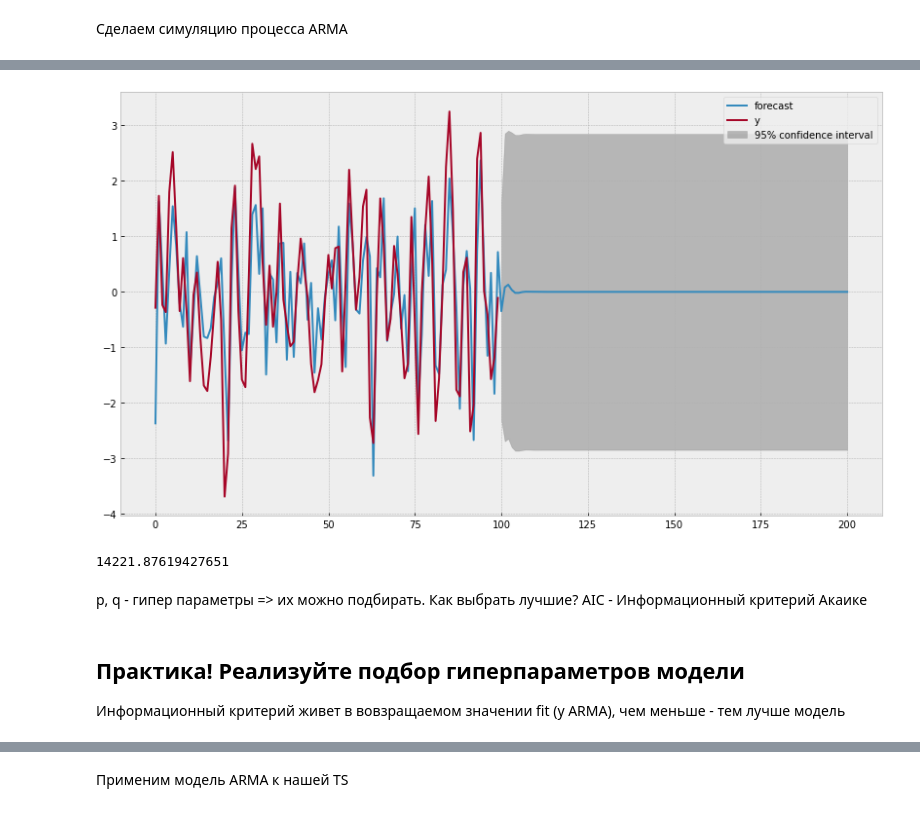
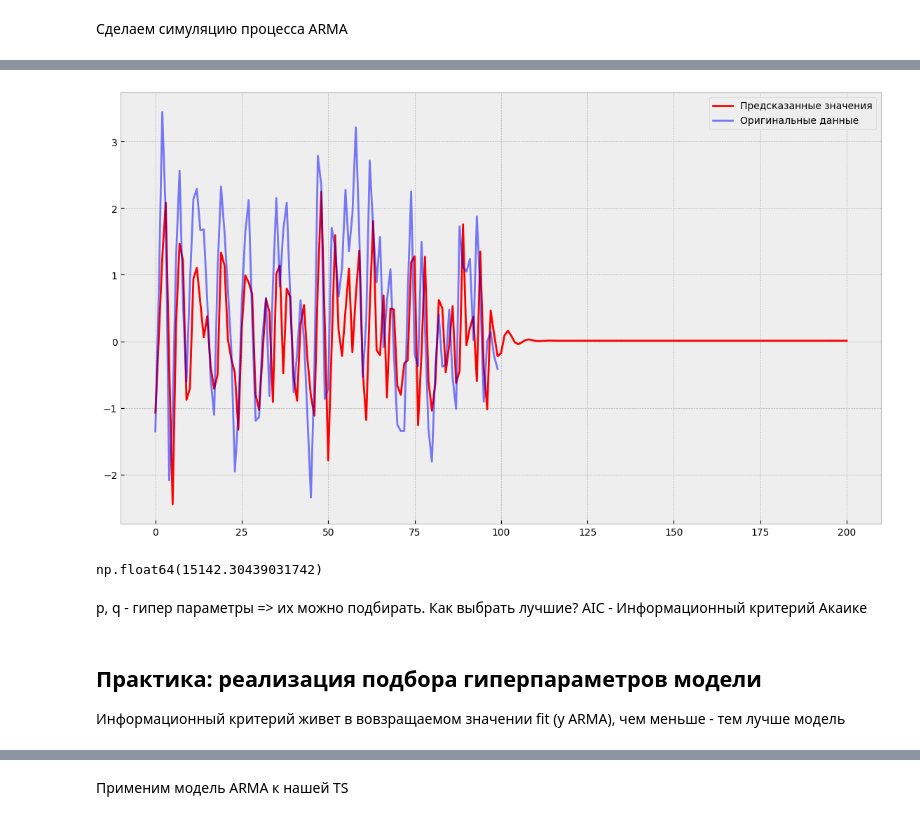
Before and after one commit to diss03/Time-series, a Jupyter notebook: Занятие 3/Лекция и практика 3.ipynb, the cells around one changed output, grey strips where cells are left out. Cells and saved outputs as stored; diff of their text form; code cells hidden in the pictures.

```diff
--- a/Занятие 3/Лекция и практика 3.ipynb
+++ b/Занятие 3/Лекция и практика 3.ipynb
@@ -495,8 +500,8 @@ ma = np.r_[1, betas]
 arma22 = arma_generate_sample(ar=ar, ma=ma, nsample=n, burnin=burn)
 tsplot(arma22, lags=max_lag)
 
-# mdl = ARIMA(dta, order=(2, 0, 0)).fit()
-mdl = ARIMA(arma22, order=(2, 2, 0)).fit(maxlag=max_lag, method='mle', trend='nc', burnin=burn)
+mdl = ARIMA(arma22, order=(2, 0, 0)).fit()
+# mdl = ARIMA(arma22, order=(2, 2, 0)).fit(maxlag=max_lag, method='mle', trend='nc', burnin=burn)
 print(mdl.summary())
 # %% [output]
 Results of Dickey-Fuller Test:
@@ -513,16 +525,24 @@ TypeError: ARIMA.fit() got an unexpected keyword argument 'maxlag'
 # %%
+# Устанавливаем стиль графика
 with plt.style.context(style='bmh'):
-    plt.figure(figsize=(14,8))
+    plt.figure(figsize=(14, 8))
     ax = plt.axes()
-    mdl.plot_predict(start=4900, end=5100, ax=ax)
+
+    predicted = mdl.predict(start=4900, end=5100, ax=ax)
+
+    ax.plot(predicted, label='Предсказанные значения', color='red')
+    ax.plot(arma22[4900:5100], label='Оригинальные данные', color='blue', alpha=0.5)
+
+    ax.legend()
+    plt.show()
 # %% [output]
-[figure, old version]
+[figure, new version]
 # %%
 mdl.aic
 # %% [output]
-14221.87619427651
+np.float64(15142.30439031742)
 # %% [markdown]
 p, q - гипер параметры => их можно подбирать. Как выбрать лучшие? AIC - Информационный критерий Акаике
 # %% [markdown]
-## Практика! Реализуйте подбор гиперпараметров модели
+## Практика: реализация подбора гиперпараметров модели
 Информационный критерий живет в вовзращаемом значении fit (у ARMA), чем меньше - тем лучше модель
```
Also changed, not shown: parts of 12 cells of this notebook.
